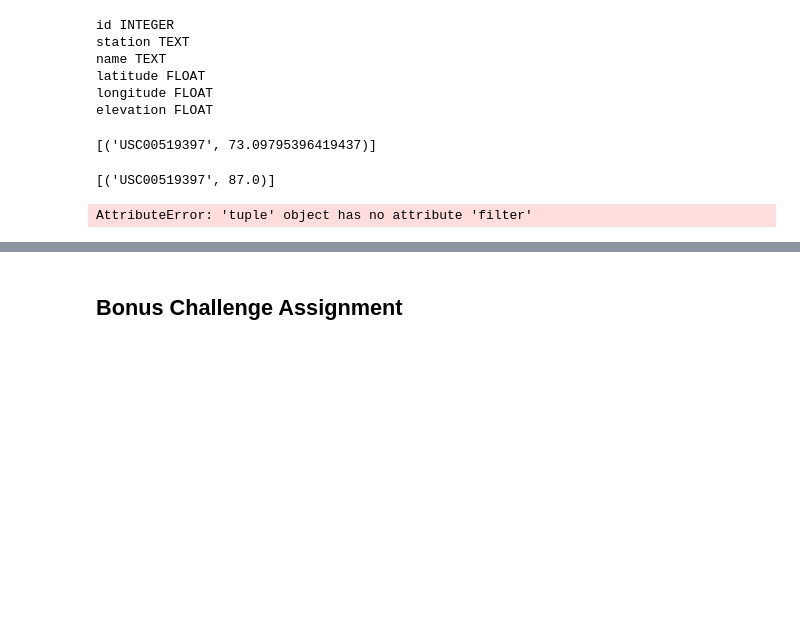
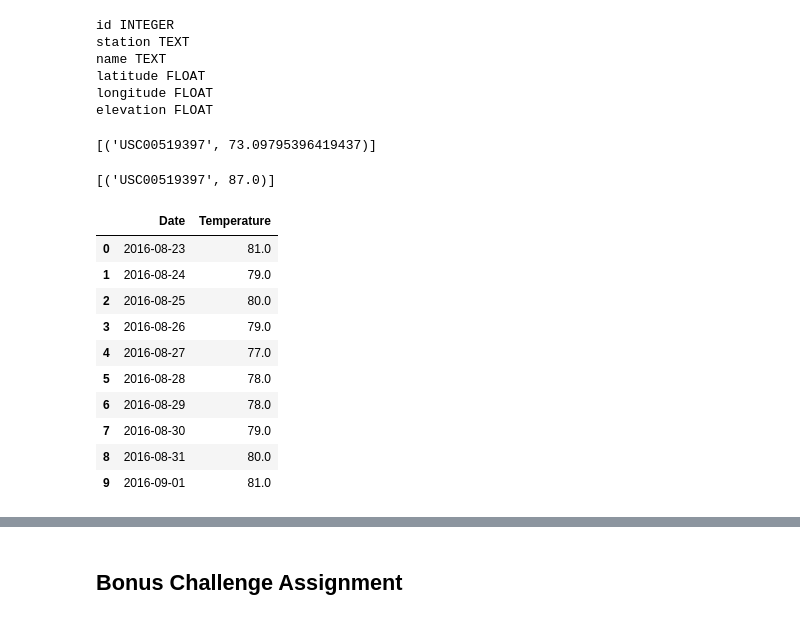
Before and after one commit to jinahporter/sqlalchemy-challenge, a Jupyter notebook: climate_starter.ipynb, the cells around one changed output, grey strips where cells are left out. Saved outputs shown, nothing was run; the diff lists cells and outputs as text; code cells hidden in the pictures; blank space fills up the shorter version.

```diff
--- a/climate_starter.ipynb
+++ b/climate_starter.ipynb
@@ -304,9 +305,30 @@ session.query(Measurement.station,func.avg(Measurement.tobs)).all()
 # Choose the station with the highest number of temperature observations.
 highest_temp = session.query(Measurement.station,func.max(Measurement.tobs)).all()
 print(highest_temp)
-# Query the last 12 months of temperature observation data for this station and plot the results as a histogram
-data = session.query((Measurement.date, Measurement.station, Measurement.tobs).filter(Measurement.station == 'USC00519397')).all()
-print(data)
 # %% [output]
 [('USC00519397', 87.0)]
-AttributeError: 'tuple' object has no attribute 'filter'
+# %%
+# Query the last 12 months of temperature observation data for this station
+#find last date
+session.query(Measurement.station,func.max(Measurement.date), Measurement.tobs).filter(Measurement.station == "USC00519397").all()
+
+year_ago = dt.date(2017,8,23) - dt.timedelta(days=365)
+latest_date = dt.date(2017,8,23)
+
+observation = session.query(Measurement.date, Measurement.tobs).filter(Measurement.date >= year_ago).filter(Measurement.date <= latest_date).all()
+observation
+
+df_new = pd.DataFrame(observation).rename(columns={"date":"Date", "tobs":"Temperature"})
+df_new.head(10)
+# %% [output]
+|  | Date | Temperature |
+| 0 | 2016-08-23 | 81.0 |
+| 1 | 2016-08-24 | 79.0 |
+| 2 | 2016-08-25 | 80.0 |
+| 3 | 2016-08-26 | 79.0 |
+| 4 | 2016-08-27 | 77.0 |
+| 5 | 2016-08-28 | 78.0 |
+| 6 | 2016-08-29 | 78.0 |
+| 7 | 2016-08-30 | 79.0 |
+| 8 | 2016-08-31 | 80.0 |
+| 9 | 2016-09-01 | 81.0 |
```
Also changed, not shown: parts of 4 cells of this notebook, 1 other file.
